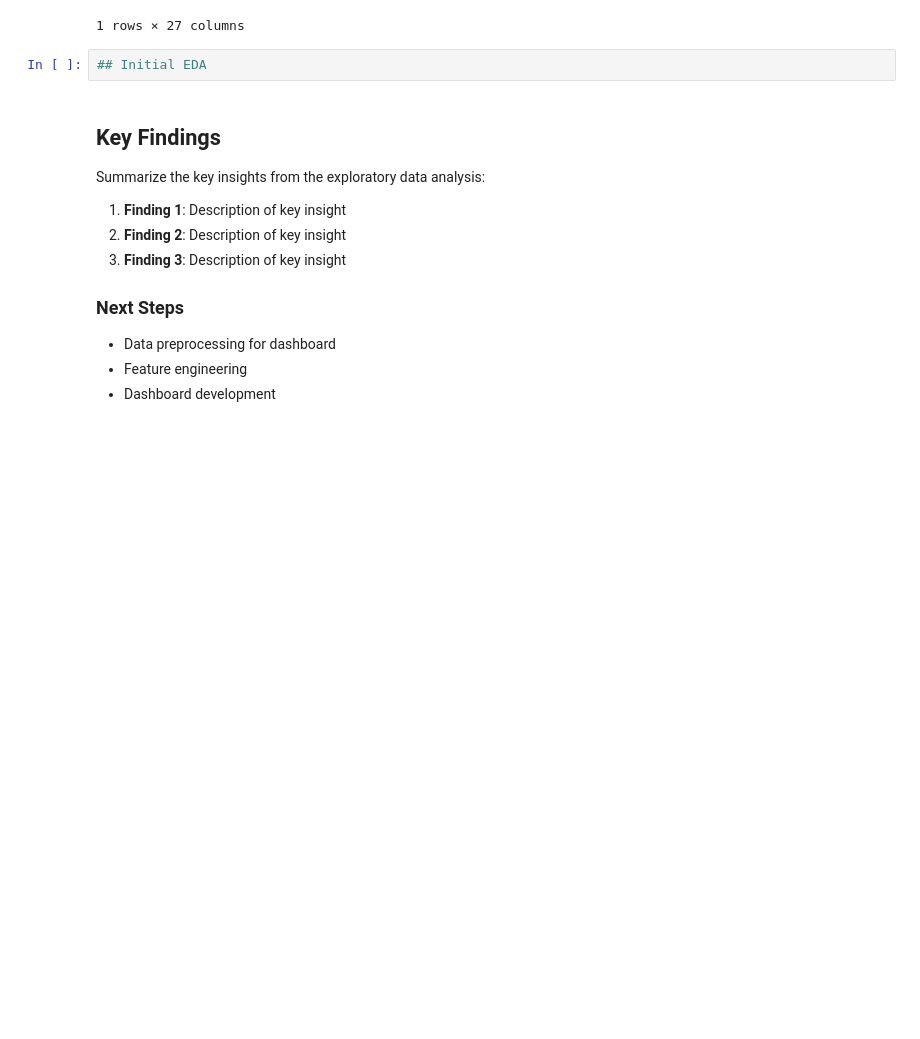
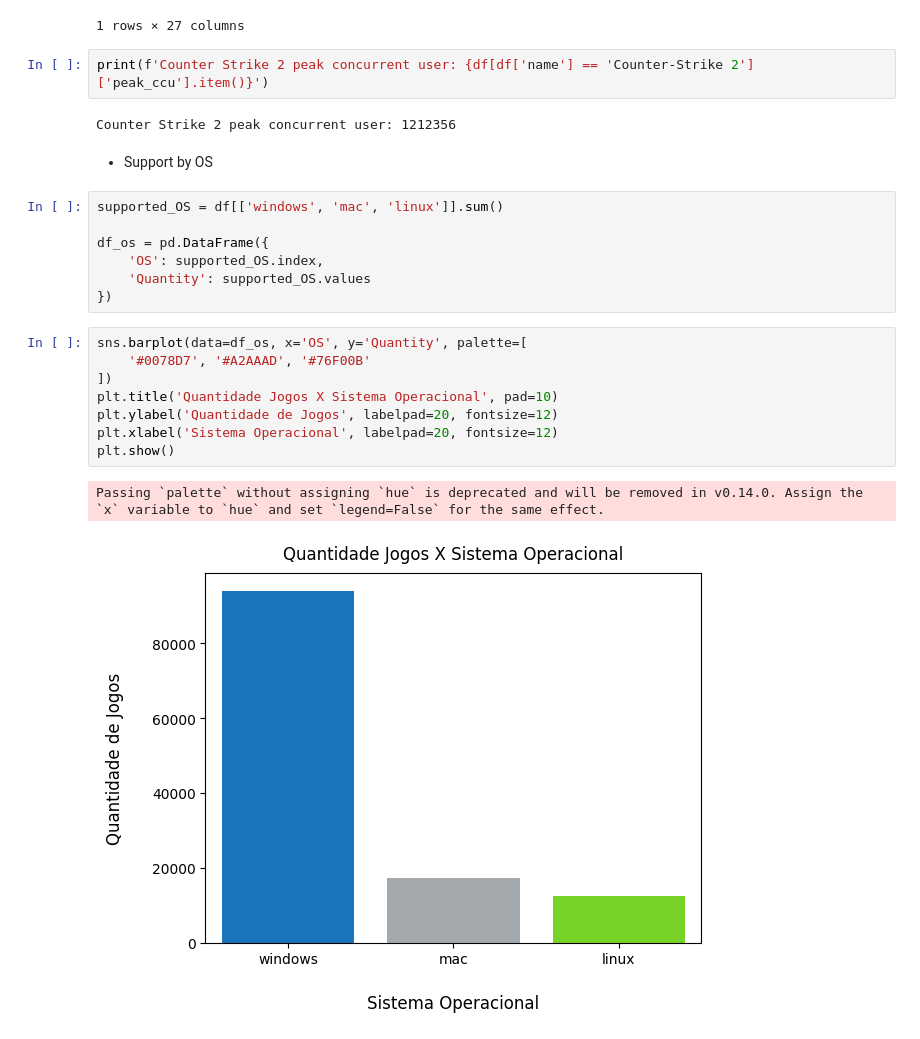
Before and after one commit to JoseVColino/Steam_Stats_EDA_Dashboard, a Jupyter notebook: notebooks/01_steam_eda.ipynb, the cells around one changed output. Saved outputs shown, nothing was run; the diff lists cells and outputs as text; blank space fills up the shorter version.

```diff
--- a/notebooks/01_steam_eda.ipynb
+++ b/notebooks/01_steam_eda.ipynb
@@ -209,18 +202,27 @@ df[df['peak_ccu'] == max_peak_ccu]
 |  | appid | name | release_date | required_age | price | dlc_count | header_image | windows | mac | ... |
 | 0 | 730 | Counter-Strike 2 | 2012-08-21 | 0 | 0.0 | 1 | https://shared.akamai.steamstatic... | True | False | ... |
 1 rows × 27 columns
-# %%
-## Initial EDA
-# %% [markdown]
-## Key Findings
-
-Summarize the key insights from the exploratory data analysis:
-
-1. **Finding 1**: Description of key insight
-2. **Finding 2**: Description of key insight
-3. **Finding 3**: Description of key insight
-
-### Next Steps
-- Data preprocessing for dashboard
-- Feature engineering
-- Dashboard development
+# %%
+print(f'Counter Strike 2 peak concurrent user: {df[df['name'] == 'Counter-Strike 2']['peak_ccu'].item()}')
+# %% [output]
+Counter Strike 2 peak concurrent user: 1212356
+# %% [markdown]
+* Support by OS
+# %%
+supported_OS = df[['windows', 'mac', 'linux']].sum()
+
+df_os = pd.DataFrame({
+    'OS': supported_OS.index,
+    'Quantity': supported_OS.values
+})
+# %%
+sns.barplot(data=df_os, x='OS', y='Quantity', palette=[
+    '#0078D7', '#A2AAAD', '#76F00B'
+])
+plt.title('Quantidade Jogos X Sistema Operacional', pad=10)
+plt.ylabel('Quantidade de Jogos', labelpad=20, fontsize=12)
+plt.xlabel('Sistema Operacional', labelpad=20, fontsize=12)
+plt.show()
+# %% [output]
+Passing `palette` without assigning `hue` is deprecated and will be removed in v0.14.0. Assign the `x` variable to `hue` and set `legend=False` for the same effect.
+[figure, added]
```
Also changed, not shown: parts of 25 cells of this notebook.
